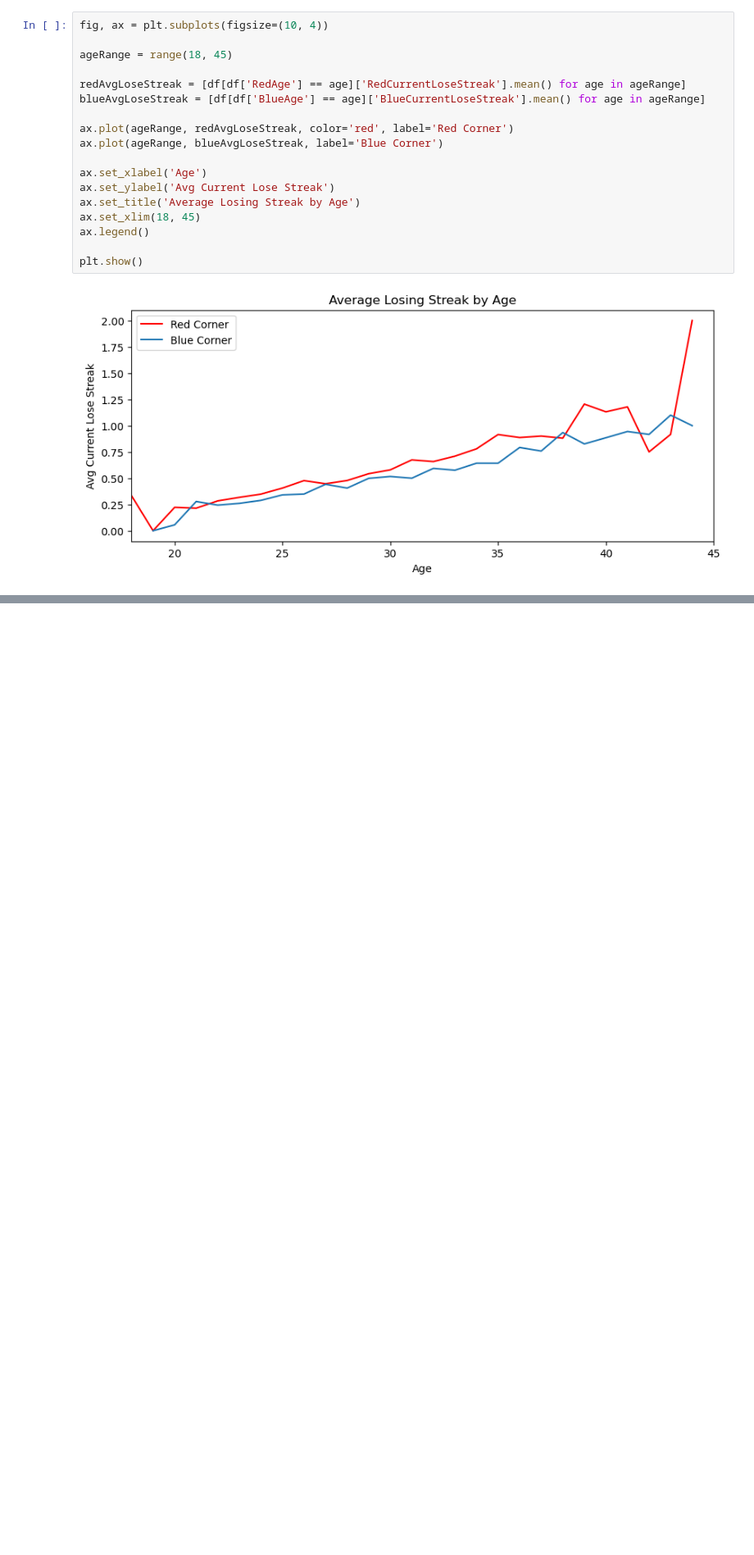
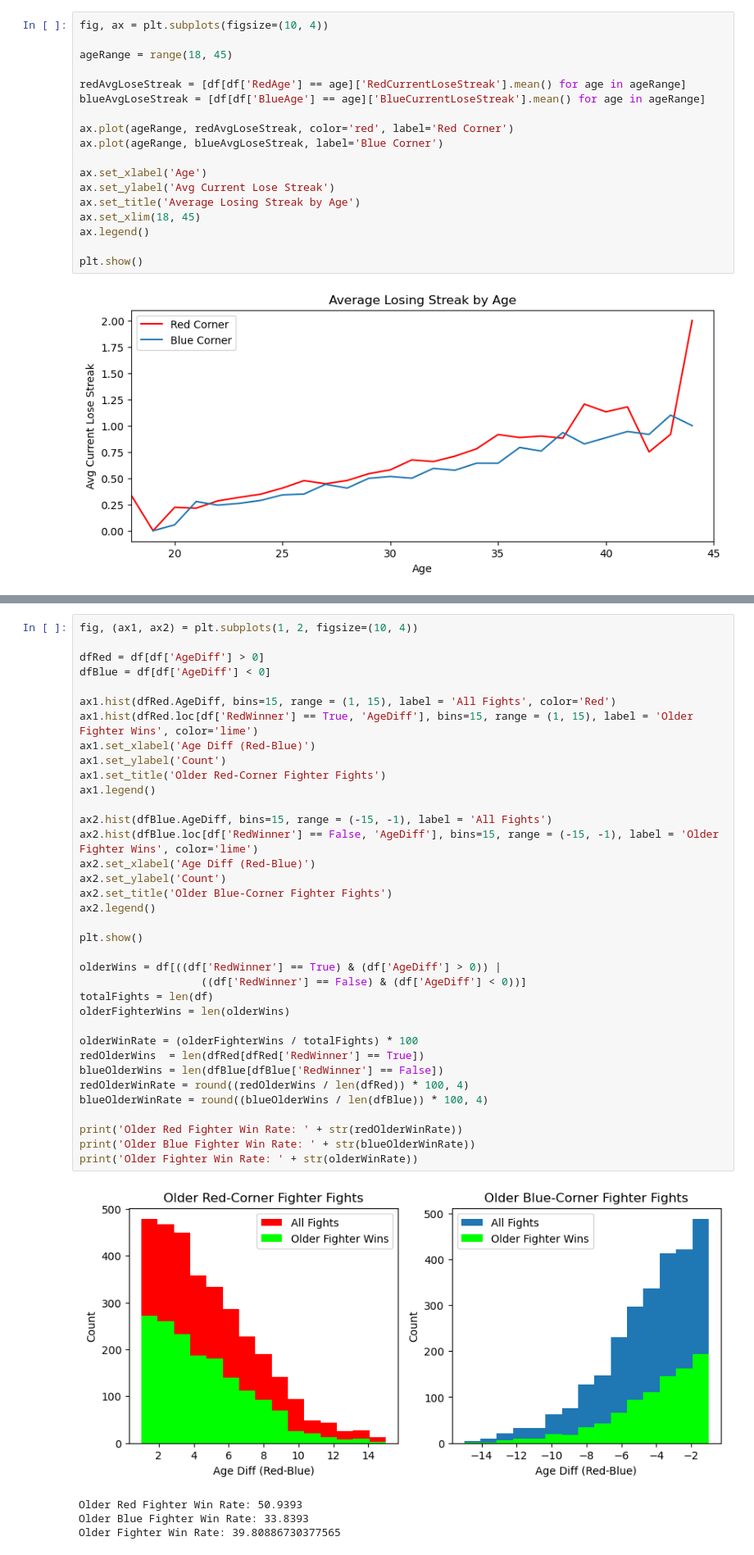
Before and after one commit to anthonyysz/Fight-Result-Predictor, a Jupyter notebook: notebooks/2-data-exploration-and-analysis.ipynb, the cells around one changed output, grey strips where cells are left out. Shown at 82% size. Cells and saved outputs as stored; diff of their text form; blank space fills up the shorter version.

```diff
--- a/notebooks/2-data-exploration-and-analysis.ipynb
+++ b/notebooks/2-data-exploration-and-analysis.ipynb
@@ -170,0 +187,41 @@ We can see blue-corner fighters also seem to have smaller winning streaks than r
+# %%
+fig, (ax1, ax2) = plt.subplots(1, 2, figsize=(10, 4))
+
+dfRed = df[df['AgeDiff'] > 0]
+dfBlue = df[df['AgeDiff'] < 0]
+
+ax1.hist(dfRed.AgeDiff, bins=15, range = (1, 15), label = 'All Fights', color='Red')
+ax1.hist(dfRed.loc[df['RedWinner'] == True, 'AgeDiff'], bins=15, range = (1, 15), label = 'Older Fighter Wins', color='lime')
+ax1.set_xlabel('Age Diff (Red-Blue)')
+ax1.set_ylabel('Count')
+ax1.set_title('Older Red-Corner Fighter Fights')
+ax1.legend()
+
+ax2.hist(dfBlue.AgeDiff, bins=15, range = (-15, -1), label = 'All Fights')
+ax2.hist(dfBlue.loc[df['RedWinner'] == False, 'AgeDiff'], bins=15, range = (-15, -1), label = 'Older Fighter Wins', color='lime')
+ax2.set_xlabel('Age Diff (Red-Blue)')
+ax2.set_ylabel('Count')
+ax2.set_title('Older Blue-Corner Fighter Fights')
+ax2.legend()
+
+plt.show()
+
+olderWins = df[((df['RedWinner'] == True) & (df['AgeDiff'] > 0)) |
+                   ((df['RedWinner'] == False) & (df['AgeDiff'] < 0))]
+totalFights = len(df)
+olderFighterWins = len(olderWins)
+
+olderWinRate = (olderFighterWins / totalFights) * 100
+redOlderWins  = len(dfRed[dfRed['RedWinner'] == True])
+blueOlderWins = len(dfBlue[dfBlue['RedWinner'] == False])
+redOlderWinRate = round((redOlderWins / len(dfRed)) * 100, 4)
+blueOlderWinRate = round((blueOlderWins / len(dfBlue)) * 100, 4)
+
+print('Older Red Fighter Win Rate: ' + str(redOlderWinRate))
+print('Older Blue Fighter Win Rate: ' + str(blueOlderWinRate))
+print('Older Fighter Win Rate: ' + str(olderWinRate))
+# %% [output]
+[figure, added]
+Older Red Fighter Win Rate: 50.9393
+Older Blue Fighter Win Rate: 33.8393
+Older Fighter Win Rate: 39.80886730377565
```
Also changed, not shown: parts of 37 cells of this notebook, 2 other files.
